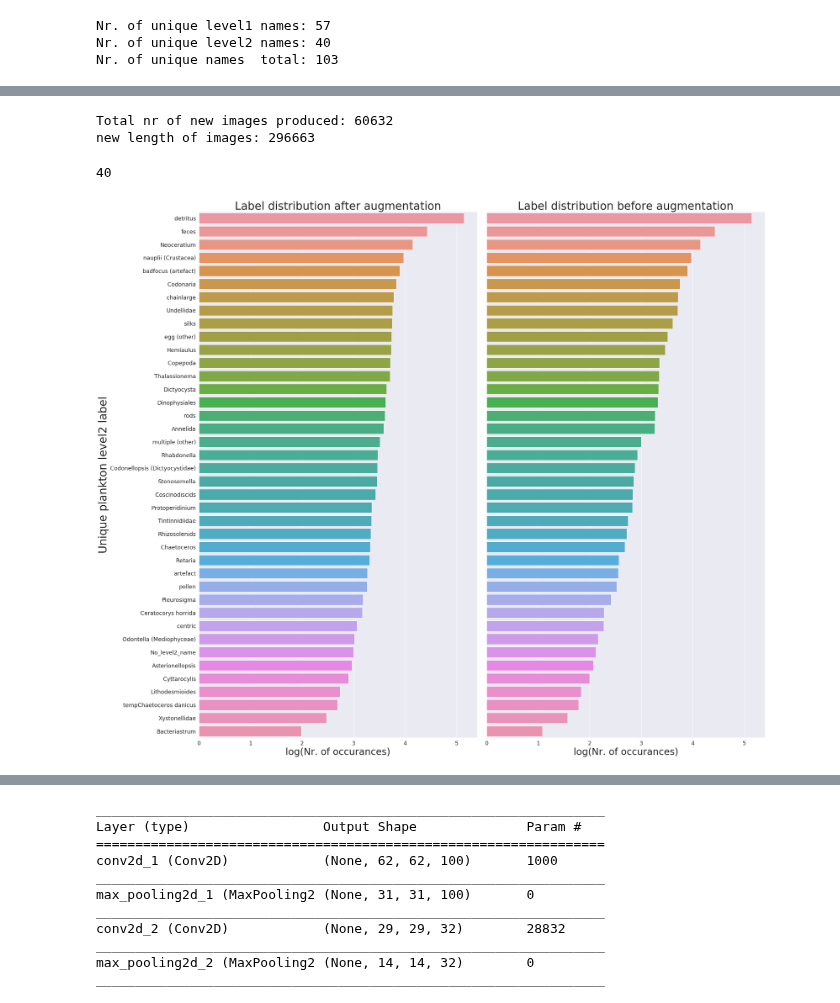
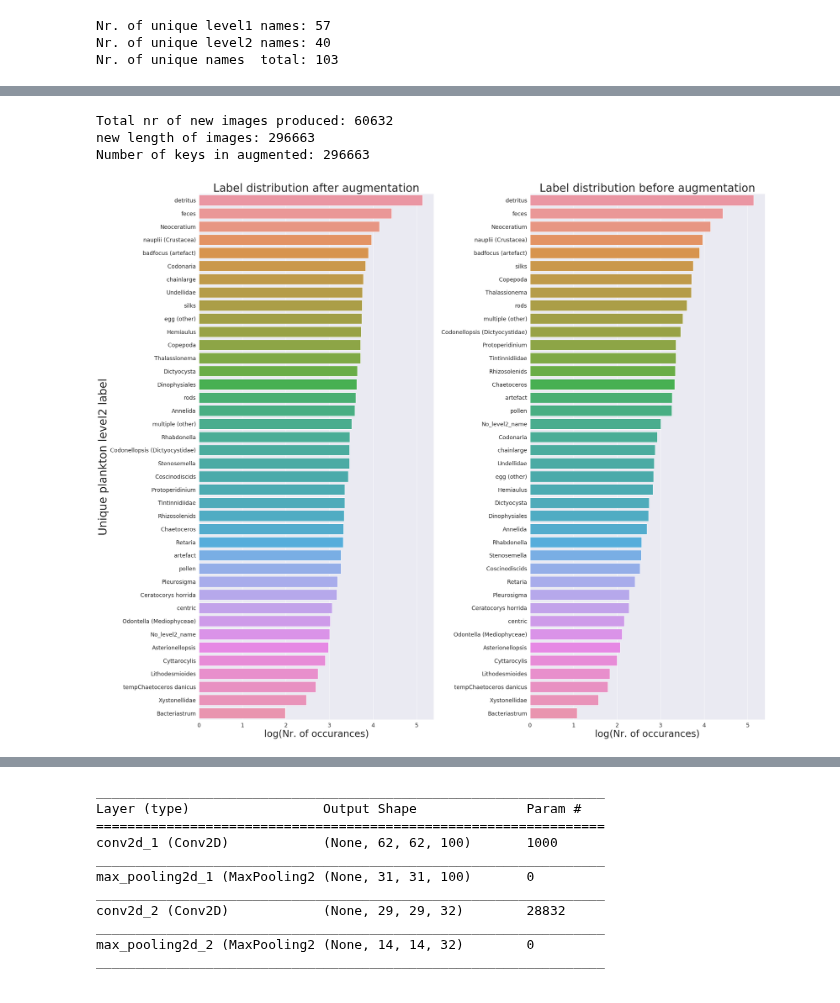
Before and after one commit to yohannjs/AML-2019, a Jupyter notebook: Challenges/4_Plankton/yohann_plankton_cnn.ipynb, the cells around one changed output, grey strips where cells are left out. Drawn from its saved outputs; the diff is of its cells as text; code cells hidden in the pictures.

```diff
--- a/Challenges/4_Plankton/yohann_plankton_cnn.ipynb
+++ b/Challenges/4_Plankton/yohann_plankton_cnn.ipynb
@@ -133,7 +133,7 @@ def fetch_label(key, lvl='level2'):
     return list(labelsDF[labelsDF['objid']==strip(key)][lvl])[0]
 
 # Functions to preprocess images
-def image_processing(key):
+def image_processing(key, final_size=(32, 32)):
     desired_size = 972 # max of width and height in dataset
     im_orginal = Image.open(imgFiles[key])
     old_size = im_orginal.size  # old_size[0] is in (width, height) format
@@ -147,7 +147,6 @@ def image_processing(key):
     padding = (delta_w//2, delta_h//2, delta_w-(delta_w//2), delta_h-(delta_h//2))
     im_padded = ImageOps.expand(im_scaled, padding, fill=255) # padding of scaled picture
 
-    final_size = (32, 32) # input size for CNN
     im_final = im_padded.resize(final_size, resample=0) # resize to input size of CNN
     return np.array(im_final)
 
@@ -199,68 +198,75 @@ def generate_duplicates_numpy(object_id, image_files=processed_imgs):
 # Maybe worth checking out for keras data generation later
 # https://medium.com/@ksusorokina/image-classification-with-convolutional-neural-networks-496815db12a8
 # %%
-# To keep track of total amount of images created
-total_nr = 0
-# We make a new dictionary to keep track of the augmented data, in relation to the original data
-augmented_objid_dict = {}
+def augment_dataset(image_files=processed_imgs):
+    # To keep track of total amount of images created
+    total_nr = 0
+    # We make a new dictionary to keep track of the augmented data, in relation to the original data
+    augmented_objid_dict = {}
 
-for label in tqdm(labels_to_multiply):
-    # Fetch object IDs pertaining to one specific label
-    object_ids = original_objid_dict[label]
+    for label in tqdm(labels_to_multiply):
+        # Fetch object IDs pertaining to one specific label
+        object_ids = original_objid_dict[label]
 
-    # print('For label:', label[:4], 'we generate', len(object_ids)*8, 'new images')
-    total_nr += len(object_ids)*8
+        #print('For label:', label[:4], 'we generate', len(object_ids)*8, 'new images')
+        total_nr += len(object_ids)*8
 
-     # Create a list of the object IDs of the newly created images so we can feed them into augmented_objid_dict
-    object_ids_new = []
+         # Create a list of the object IDs of the newly created images so we can feed them into augmented_objid_dict
+        object_ids_new = []
 
-    # Create new data
-    for objid in object_ids:
-        processed_imgs = generate_duplicates_numpy(objid)
-        objids_new.append(list(generate_new_object_ids(objid).values()))
+        # Create new data
+        for objid in object_ids:
+            image_files = generate_duplicates_numpy(objid)
+            object_ids_new += list(generate_new_object_ids(objid).values())
 
-    # Append new object IDs to augmented_objid_dict
-    augmented_objid_dict.update({label : object_ids + object_ids_new})
+        # Append new object IDs to augmented_objid_dict
+        augmented_objid_dict.update({label : object_ids + object_ids_new})
 
-for label in labels_not_to_multiply:
-    augmented_objid_dict.update({label : original_objid_dict[label]})
-print('Total nr of new images produced:', total_nr)
-print('new length of images:', len(list(processed_imgs.keys())))
+    for label in labels_not_to_multiply:
+        augmented_objid_dict.update({label : original_objid_dict[label]})
+
+    print('Total nr of new images produced:', total_nr)
+    print('new length of images:', len(list(processed_imgs.keys())))
+    return image_files, augmented_objid_dict
+
+processed_imgs, augmented_objid_dict = augment_dataset()
+nr_keys_in_augmented = 0
+for label in list(augmented_objid_dict.keys()):
+    nr_keys_in_augmented += len(augmented_objid_dict[label])
+
+print('Number of object ids in augmented:', nr_keys_in_augmented)
 # %% [output]
 Total nr of new images produced: 60632
 new length of images: 296663
+Number of keys in augmented: 296663
-# %%
-print(len(list(augmented_objid_dict.keys())))
-# %% [output]
-40
 # %%
 list_labels = []
 for objid in list(processed_imgs.keys()):
     list_labels.append([objid, processed_imgs[objid][1]])
 
 labels_objid_dict = {'objid' : [element[0] for element in list_labels],
                      'label' : [element[1] for element in list_labels]}
 labelDF = pd.DataFrame.from_dict(labels_objid_dict)
 
 number_unique_names2 = labelDF.groupby('label', as_index=True)['objid'].count()
 number_unique_names2.sort_values(inplace=True, ascending=False)
 
 fig = plt.figure(figsize=(30,25))
 ax1 = fig.add_subplot(1,2,1)
 ax2 = fig.add_subplot(1,2,2)
 
 sns.barplot(y=number_unique_names2.index, x=np.log10(number_unique_names2.values), ax=ax1)
 sns.barplot(y=number_unique_names.index, x=np.log10(number_unique_names.values), ax=ax2)
-ax2.set(yticks=[])
+#ax2.set(yticks=[])
 sns.set(font_scale=1.4)
 
 ax1.set_ylabel('Unique plankton level2 label', fontsize=35)
 ax1.set_xlabel('log(Nr. of occurances)', fontsize=30)
 ax1.set_title('Label distribution after augmentation', fontsize=35)
 
 ax2.set_ylabel('')
 ax2.set_xlabel('log(Nr. of occurances)', fontsize=30)
 ax2.set_title('Label distribution before augmentation', fontsize=35)
 plt.tight_layout()
 # %% [output]
-[figure, old version]
+[figure, new version]
```
Also changed, not shown: parts of 15 cells of this notebook, 7 other files.
